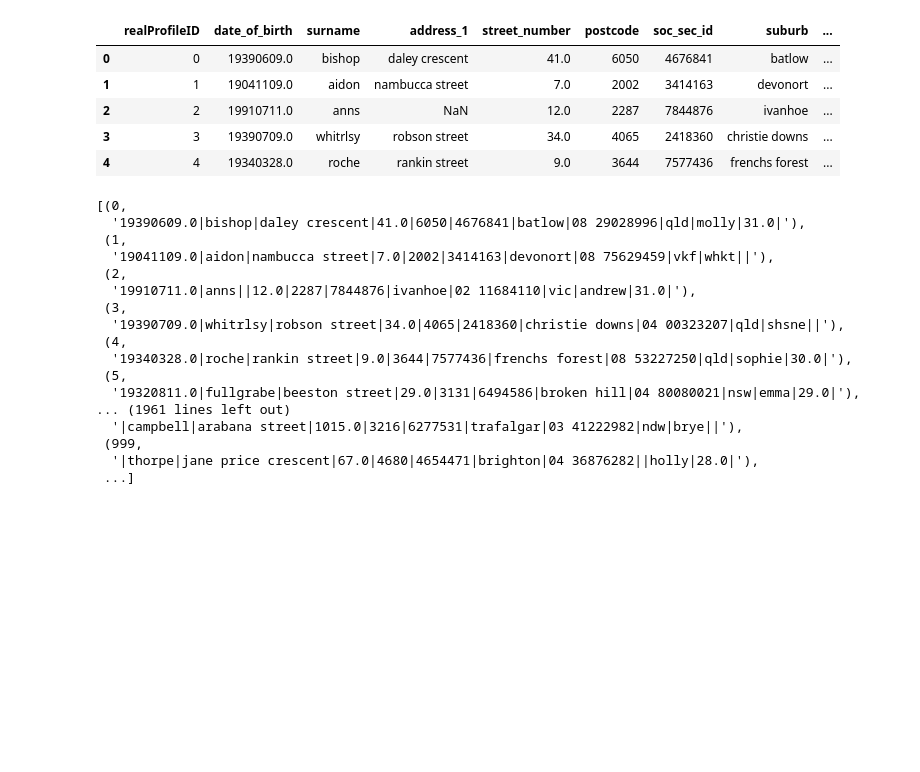
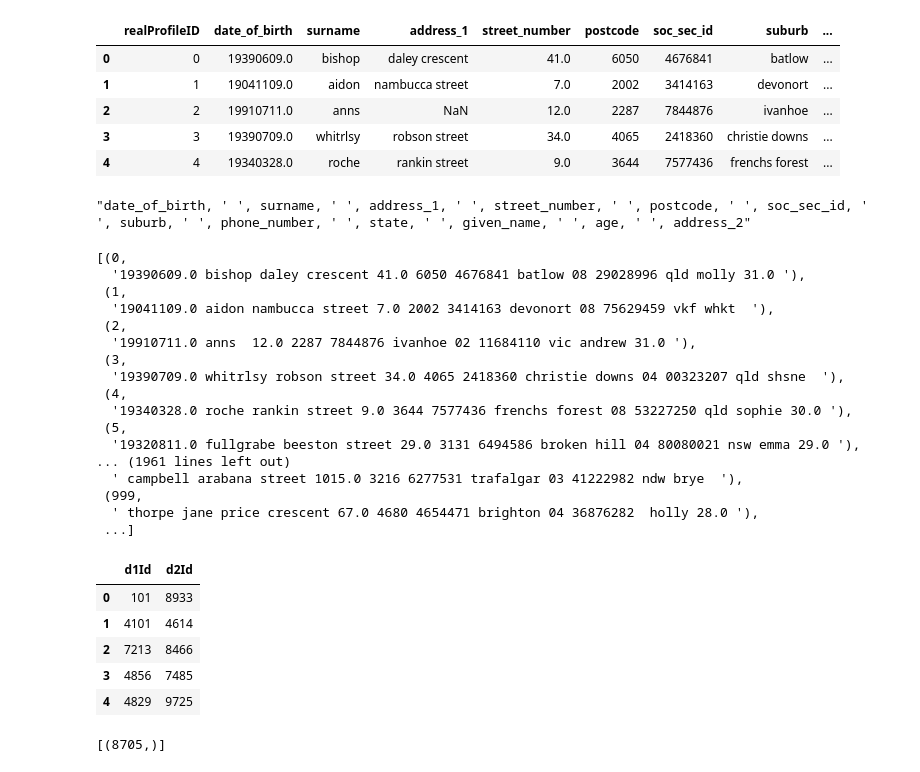
Before and after one commit to RBenassiUnimore/jaccard-join-duckdb, a Jupyter notebook: notebook.ipynb, the cells around one changed output. Cells and saved outputs as stored; diff of their text form; code cells hidden in the pictures; blank space fills up the shorter version.

```diff
--- a/notebook.ipynb
+++ b/notebook.ipynb
@@ -315,28 +472,50 @@ df10.head()
 | 2 | 2 | 19910711.0 | anns | NaN | 12.0 | 2287 | 7844876 | ivanhoe | ... |
 | 3 | 3 | 19390709.0 | whitrlsy | robson street | 34.0 | 4065 | 2418360 | christie downs | ... |
 | 4 | 4 | 19340328.0 | roche | rankin street | 9.0 | 3644 | 7577436 | frenchs forest | ... |
+# %%
+to_concat = ", ' ', ".join(["date_of_birth", "surname", "address_1", "street_number", "postcode", "soc_sec_id", "suburb", "phone_number", "state", "given_name", "age", "address_2"])
+to_concat
+# %% [output]
+"date_of_birth, ' ', surname, ' ', address_1, ' ', street_number, ' ', postcode, ' ', soc_sec_id, ' ', suburb, ' ', phone_number, ' ', state, ' ', given_name, ' ', age, ' ', address_2"
 # %%
-con.execute("drop table if exists src1").execute(
-    "CREATE TABLE src1 AS "
-    "SELECT realProfileID as rid, concat (date_of_birth, '|', surname, '|', address_1, '|', street_number, '|', postcode, '|',soc_sec_id, '|',"
-    "suburb, '|',phone_number, '|', state, '|', given_name, '|',age, '|',address_2 ) as val "
+con.execute("drop table if exists db10").execute(
+    "CREATE TABLE db10 AS "
+    f"SELECT realProfileID as rid, concat ({to_concat}) as val "
     "FROM df10"
-).execute("select * from src1").fetchall()
+).execute("select * from db10").fetchall()
 # %% [output]
 [(0,
-  '19390609.0|bishop|daley crescent|41.0|6050|4676841|batlow|08 29028996|qld|molly|31.0|'),
+  '19390609.0 bishop daley crescent 41.0 6050 4676841 batlow 08 29028996 qld molly 31.0 '),
  (1,
-  '19041109.0|aidon|nambucca street|7.0|2002|3414163|devonort|08 75629459|vkf|whkt||'),
+  '19041109.0 aidon nambucca street 7.0 2002 3414163 devonort 08 75629459 vkf whkt  '),
  (2,
-  '19910711.0|anns||12.0|2287|7844876|ivanhoe|02 11684110|vic|andrew|31.0|'),
+  '19910711.0 anns  12.0 2287 7844876 ivanhoe 02 11684110 vic andrew 31.0 '),
  (3,
-  '19390709.0|whitrlsy|robson street|34.0|4065|2418360|christie downs|04 00323207|qld|shsne||'),
+  '19390709.0 whitrlsy robson street 34.0 4065 2418360 christie downs 04 00323207 qld shsne  '),
  (4,
-  '19340328.0|roche|rankin street|9.0|3644|7577436|frenchs forest|08 53227250|qld|sophie|30.0|'),
+  '19340328.0 roche rankin street 9.0 3644 7577436 frenchs forest 08 53227250 qld sophie 30.0 '),
  (5,
-  '19320811.0|fullgrabe|beeston street|29.0|3131|6494586|broken hill|04 80080021|nsw|emma|29.0|'),
+  '19320811.0 fullgrabe beeston street 29.0 3131 6494586 broken hill 04 80080021 nsw emma 29.0 '),
 ... (1961 lines left out)
-  '|campbell|arabana street|1015.0|3216|6277531|trafalgar|03 41222982|ndw|brye||'),
+  ' campbell arabana street 1015.0 3216 6277531 trafalgar 03 41222982 ndw brye  '),
  (999,
-  '|thorpe|jane price crescent|67.0|4680|4654471|brighton|04 36876282||holly|28.0|'),
+  ' thorpe jane price crescent 67.0 4680 4654471 brighton 04 36876282  holly 28.0 '),
  ...]
+# %%
+df10gt = pd.read_json("data/10KIdDuplicates.json", lines=True, orient='records', typ='frame')
+df10gt.head()
+# %% [output]
+|  | d1Id | d2Id |
+| 0 | 101 | 8933 |
+| 1 | 4101 | 4614 |
+| 2 | 7213 | 8466 |
+| 3 | 4856 | 7485 |
+| 4 | 4829 | 9725 |
+# %%
+con.execute("drop table if exists db10gt").execute(
+    "CREATE TABLE db10gt AS "
+    "SELECT d1Id as rid1, d2Id as rid2 "
+    "FROM df10gt "
+).execute("select count(*) from db10gt").fetchall()
+# %% [output]
+[(8705,)]
```
Also changed, not shown: parts of 32 cells of this notebook, 4 other files.
